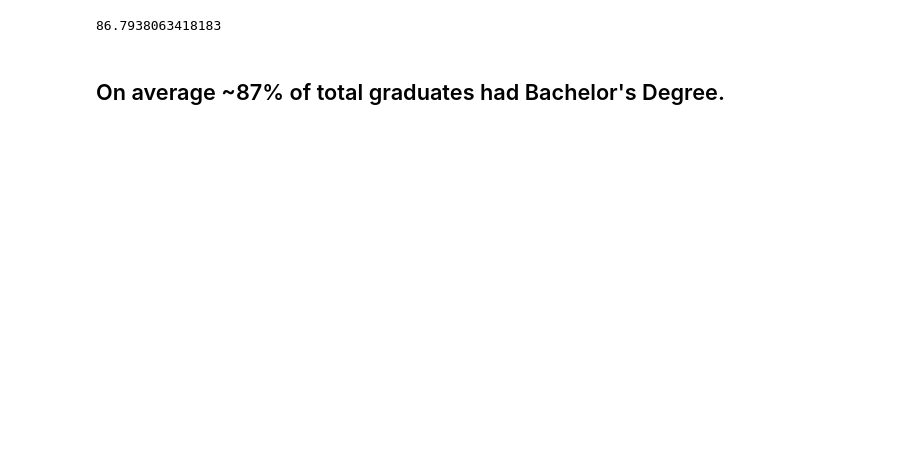
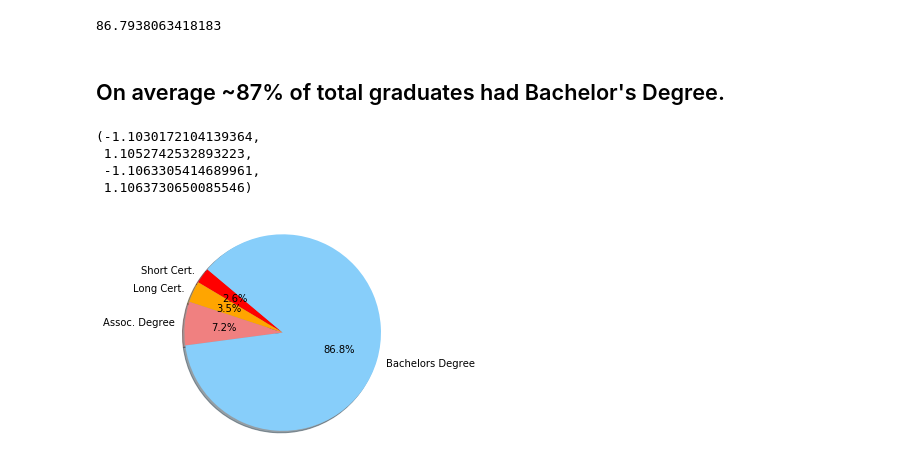
Before and after one commit to grahamb001/Project1, a Jupyter notebook: GroupProject 1_v3.ipynb, the cells around one changed output. Saved outputs shown, nothing was run; the diff lists cells and outputs as text; code cells hidden in the pictures; blank space fills up the shorter version.

```diff
--- a/GroupProject 1_v3.ipynb
+++ b/GroupProject 1_v3.ipynb
@@ -385,3 +433,20 @@ Bachelors_Percentage
 86.7938063418183
 # %% [markdown]
 ## On average ~87% of total graduates had Bachelor's Degree.
+# %%
+#Pie charts:
+# The colors of each section of the pie chart
+colors = ["red", "orange", "lightcoral", "lightskyblue"]
+programs= ["Short Cert.", "Long Cert.", "Assoc. Degree", "Bachelors Degree"]
+granted = [579961.0,786376.0,1614146.0,19588344.0]
+plt.pie(granted,labels=programs, colors=colors,
+       autopct="%1.1f%%", shadow=True, startangle=140)
+
+#make it a circle for sure…tells matplotlib that we want a pie chart with equal axes
+plt.axis("equal")
+# %% [output]
+(-1.1030172104139364,
+ 1.1052742532893223,
+ -1.1063305414689961,
+ 1.1063730650085546)
+[figure, added]
```
Also changed, not shown: parts of 9 cells of this notebook, 2 other files.
